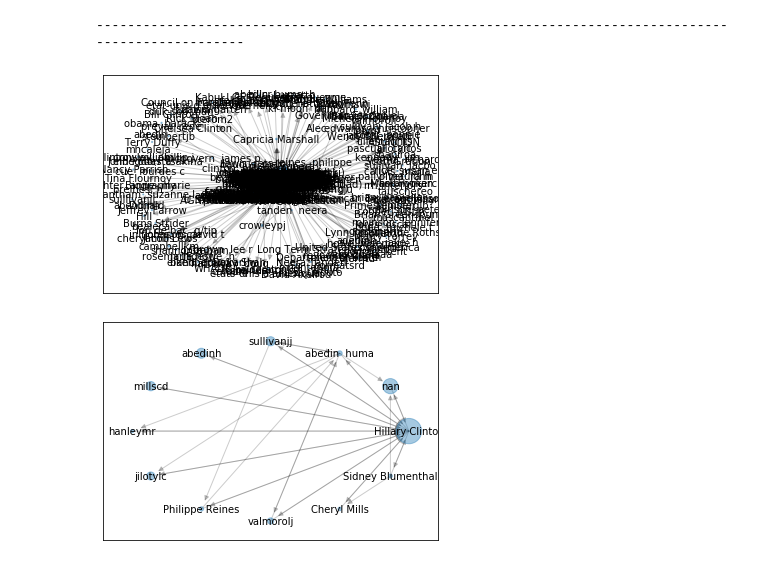
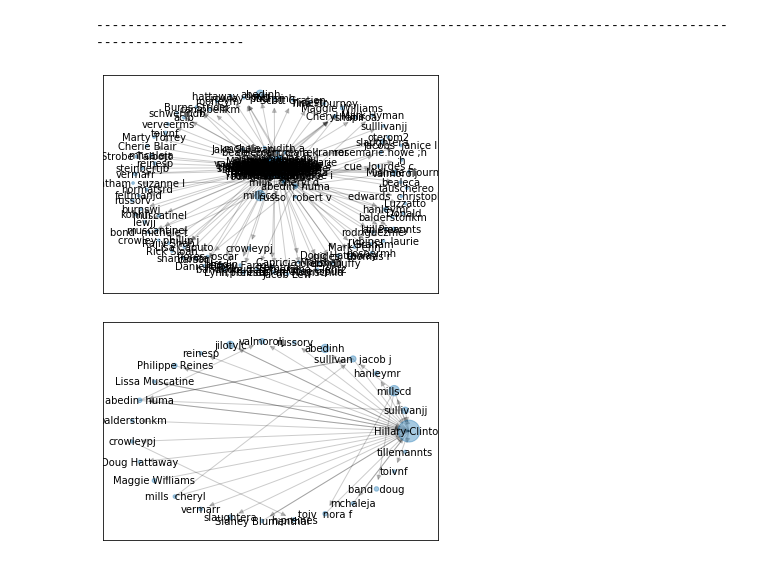
Before and after one commit to Beytab/RS6, a Jupyter notebook: L4/pagerank/email_pagerank.ipynb, the cells around one changed output. Drawn from its saved outputs; the diff is of its cells as text; code cells hidden in the pictures.

Commit message:
emails_pagerank 去空值

```diff
--- a/L4/pagerank/email_pagerank.ipynb
+++ b/L4/pagerank/email_pagerank.ipynb
@@ -9,19 +9,24 @@ from collections import defaultdict
 
 #数据加载
 emails = pd.read_csv('Emails.csv')
+emails = emails.dropna()
 #读取别名文件
 file = pd.read_csv('Aliases.csv')
-aliases = {}
+aliases = {}   # {‘Alias1’:personId1,'Alias2':personId2,...}
 for index,row in file.iterrows():
     aliases[row['Alias']] = row['PersonId']
 # print(aliases)
 #读取人名文件
 file = pd.read_csv('Persons.csv')
-person = {}
+person = {}  # {Id1:Name1,Id2:Name2,...}
 for index,row in file.iterrows():
     person[row['Id']] = row['Name']
 
-#针对别名进行转化
+'''针对别名进行转化:
+1 利用Aliases中的信息，将别名和ID联系起来，
+2.然后通过ID在person中找到唯一的名字,
+3 返回的最后名字统一为person里面的名字
+'''
 def unify_name(name):
     #姓名统一小写
     name = str(name).lower()
@@ -31,6 +36,7 @@ def unify_name(name):
     if name in aliases.keys():
         return person[aliases[name]]
     return name
+
 #画网格图
 def show_graph(graph,type='spring_layout'):
     if type=='spring_layout':
@@ -69,32 +75,32 @@ for row in zip(emails.MetadataFrom,emails.MetadataTo,emails.RawText):
 print('-'*100)
 # 转化格式 (from, to), weight => from, to, weight
 edges_weights = [(key[0],key[1],val) for key,val in edges_weights_temp.items()]
 
 # 创建一个有向图
 graph = nx.DiGraph()
 # 设置有向图中的路径及权重(from, to, weight)
 graph.add_weighted_edges_from(edges_weights)
 # 计算每个节点（人）的PR值，并作为节点的pagerank属性
 pagerank = nx.pagerank(graph)
 # 获取每个节点的pagerank数值
 pagerank_list = {node:rank for node,rank in pagerank.items()}
 # 将pagerank数值作为节点的属性
 nx.set_node_attributes(graph,name='pagerank',values=pagerank_list)
 #画网格图
 show_graph(graph)
 
 # 将完整的图谱进行精简
 # 设置PR值的阈值，筛选大于阈值的重要核心节点
 pagerank_threshold = 0.005
 # 复制一份计算好的网络图
 small_graph = graph.copy()
 # 剪掉PR值小于pagerank_threshold的节点
 for n,p_rank in graph.nodes(data=True):
     if p_rank['pagerank']<pagerank_threshold:
         small_graph.remove_node(n)
     # 画网络图
 show_graph(small_graph,'circular_layout')
 # %% [output]
 ----------------------------------------------------------------------------------------------------
-[figure, old version]
+[figure, new version]
-[figure, old version]
+[figure, new version]
```
